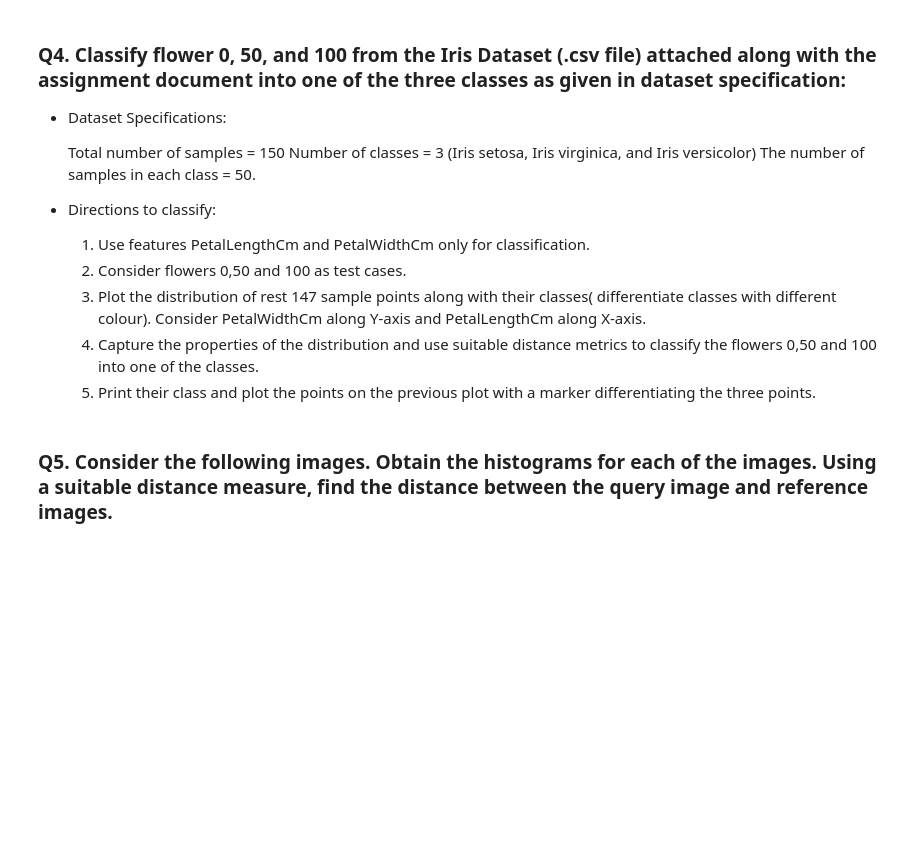
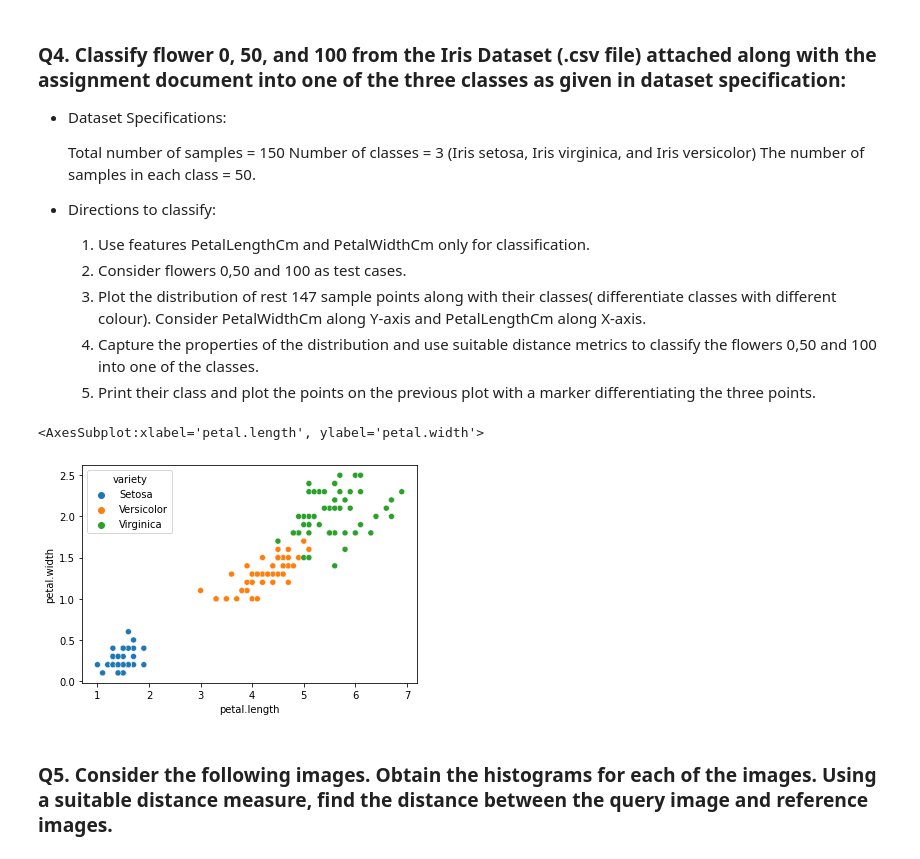
Before and after one commit to Rit-ctrl/Pattern-Recognition_2021, a Jupyter notebook: Assignment_1/Assignment-1.ipynb, the cells around one changed output. Cells and saved outputs as stored; diff of their text form; code cells hidden in the pictures; blank space fills up the shorter version.

```diff
--- a/Assignment_1/Assignment-1.ipynb
+++ b/Assignment_1/Assignment-1.ipynb
@@ -209,6 +209,15 @@ Cosine similarity :0.26352313834736496 , cosine distance :0.736476861652635
   flowers 0,50 and 100 into one of the classes.
   5. Print their class and plot the points on the previous plot with a marker differentiating the
   three points.
+# %%
+import seaborn as sns
+import pandas as pd
+
+df  = pd.read_csv("Iris_dataset.csv")
+sns.scatterplot(data=df,x='petal.length',y='petal.width',hue='variety')
+# %% [output]
+<AxesSubplot:xlabel='petal.length', ylabel='petal.width'>
+[figure, added]
 # %% [markdown]
 ### Q5. Consider the following images. Obtain the histograms for each of the images. Using a suitable distance measure, find the distance between the query image and reference images.
 # %%
```
